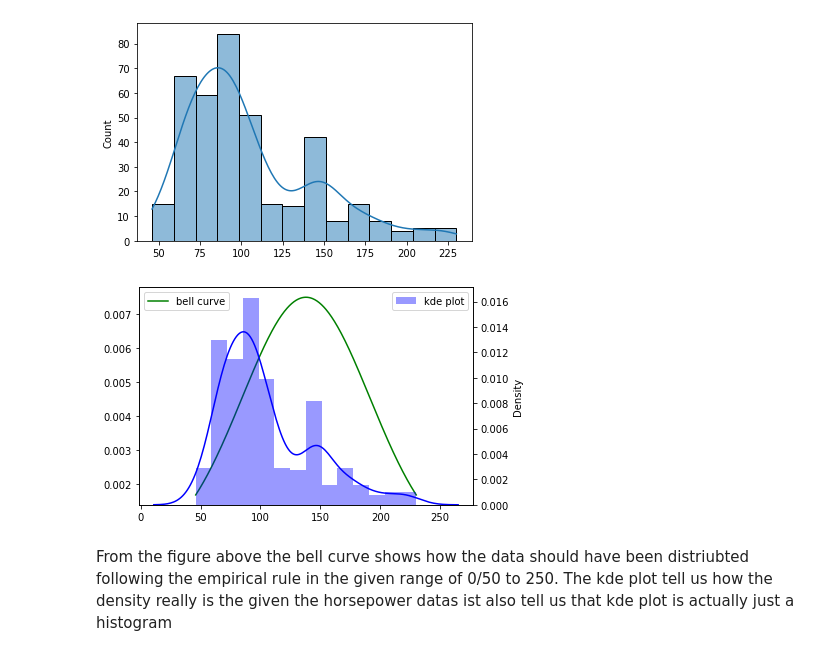
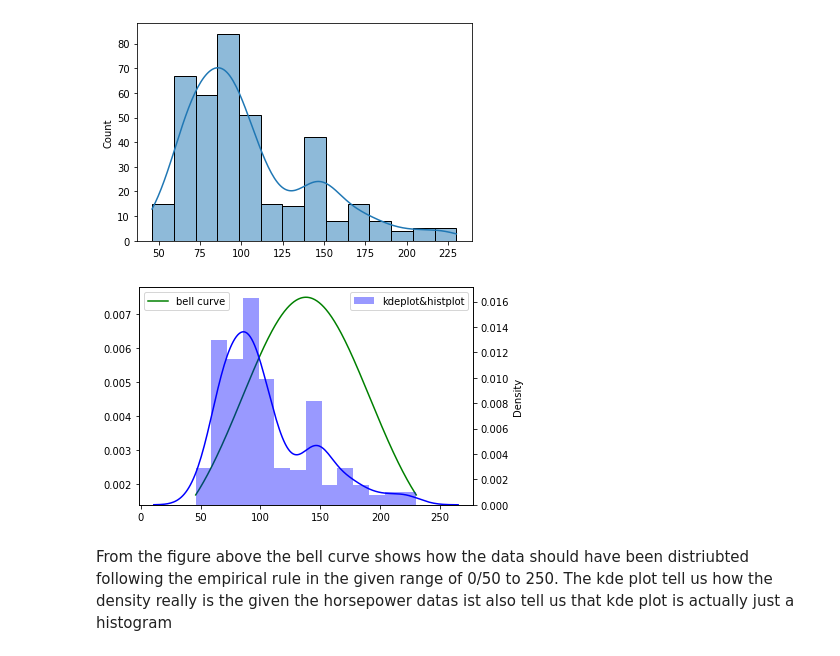
Before and after one commit to shoabahamed/khanacademy-statistics-and-probability, a Jupyter notebook: plotting_normal_distribution_graph.ipynb, the cells around one changed output. Saved outputs shown, nothing was run; the diff lists cells and outputs as text; code cells hidden in the pictures.

```diff
--- a/plotting_normal_distribution_graph.ipynb
+++ b/plotting_normal_distribution_graph.ipynb
@@ -164,16 +164,16 @@ plt.show()
 # %%
 n_vals = get_normal_values(range, mean=np.mean(range), variance=np.var(range))
 
 fig, ax1 = plt.subplots()
 ax2 = ax1.twinx()
 
 ax1.plot(range, n_vals, label='bell curve', color='green')
-sns.distplot(horsepower, label='kde plot', color='blue')
+sns.distplot(horsepower, label='kdeplot&histplot', color='blue')
 
 plt.legend()
 ax1.legend(loc='upper left')
 plt.show()
 # %% [output]
-[figure, old version]
+[figure, new version]
 # %% [markdown]
 <p>From the figure above the bell curve shows how the data should have been distriubted following the empirical rule in the given range of 0/50 to 250. The kde plot tell us how the density really is the given the horsepower datas ist also tell us that kde plot is actually just a histogram</p>
```
